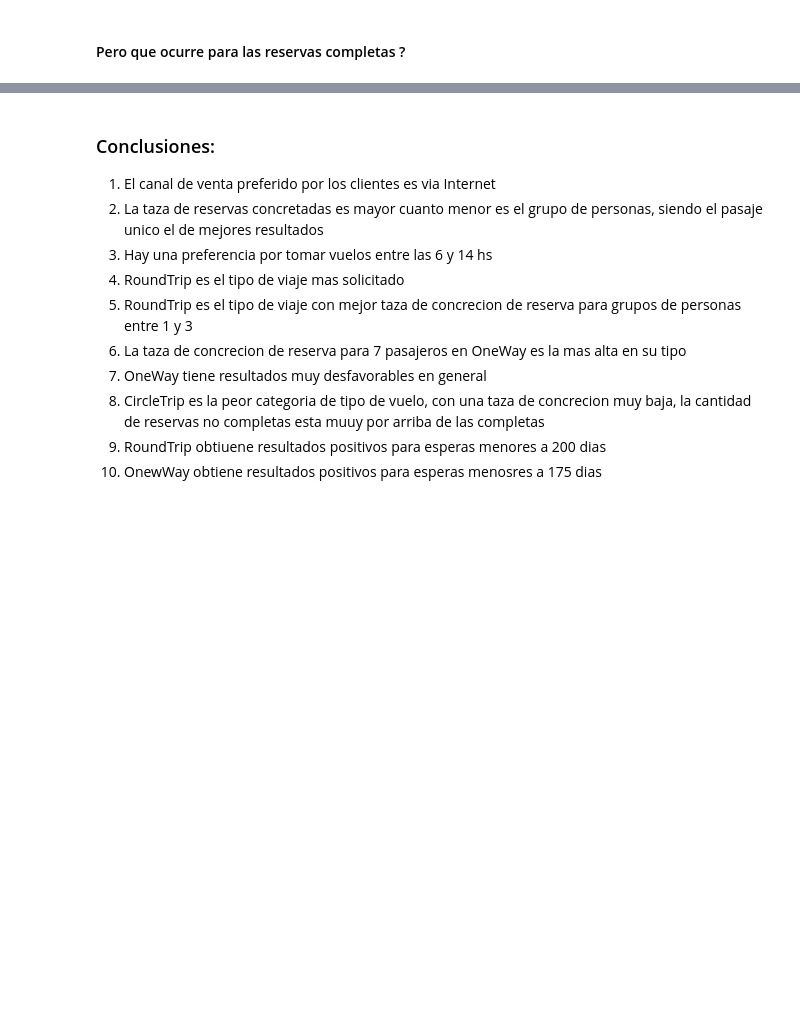
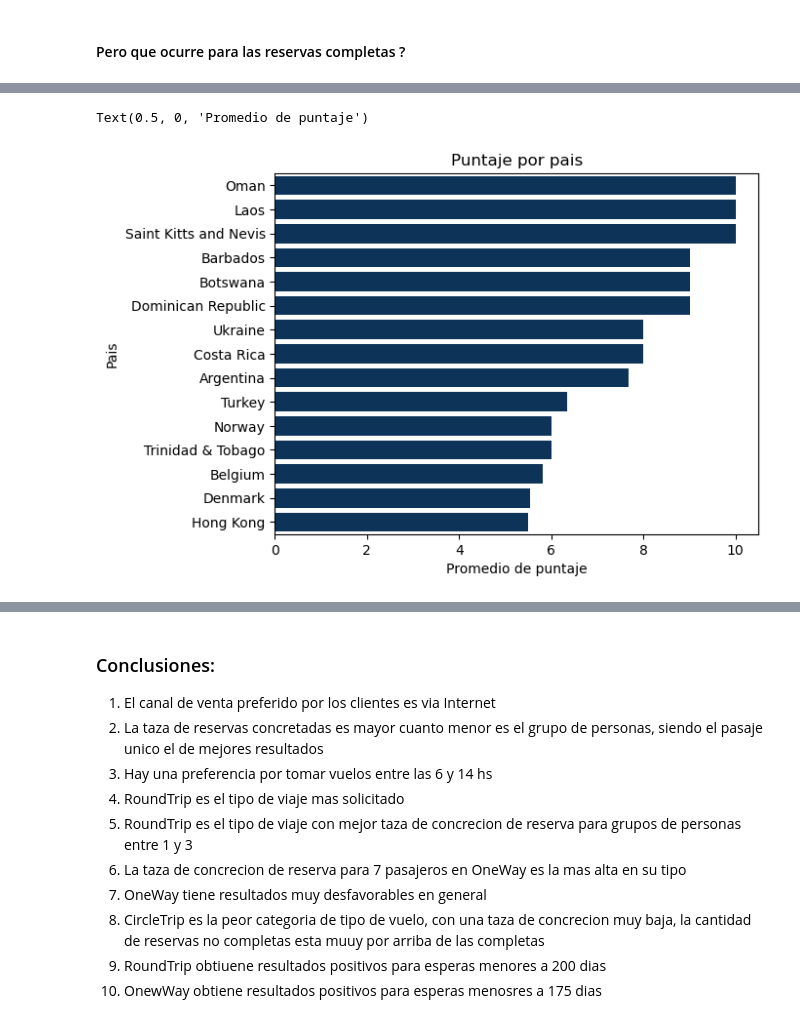
Before and after one commit to CrissRMFI/TP---ORGA, a Jupyter notebook: 01Analisis_airline.ipynb, the cells around one changed output, grey strips where cells are left out. Saved outputs shown, nothing was run; the diff lists cells and outputs as text; code cells hidden in the pictures; blank space fills up the shorter version.

```diff
--- a/01Analisis_airline.ipynb
+++ b/01Analisis_airline.ipynb
@@ -386,0 +473,9 @@ Text(0.5, 0, 'NUmero de pasajeros')
+# %%
+sns.barplot(data=df.head(15),x="mean_rates_per_country",y="country",color=AZUL_PETROLEO)
+
+plt.title("Puntaje por pais")
+plt.ylabel("Pais")
+plt.xlabel("Promedio de puntaje")
+# %% [output]
+Text(0.5, 0, 'Promedio de puntaje')
+[figure, added]
```
Also changed, not shown: parts of 19 cells of this notebook, 4 other files.
